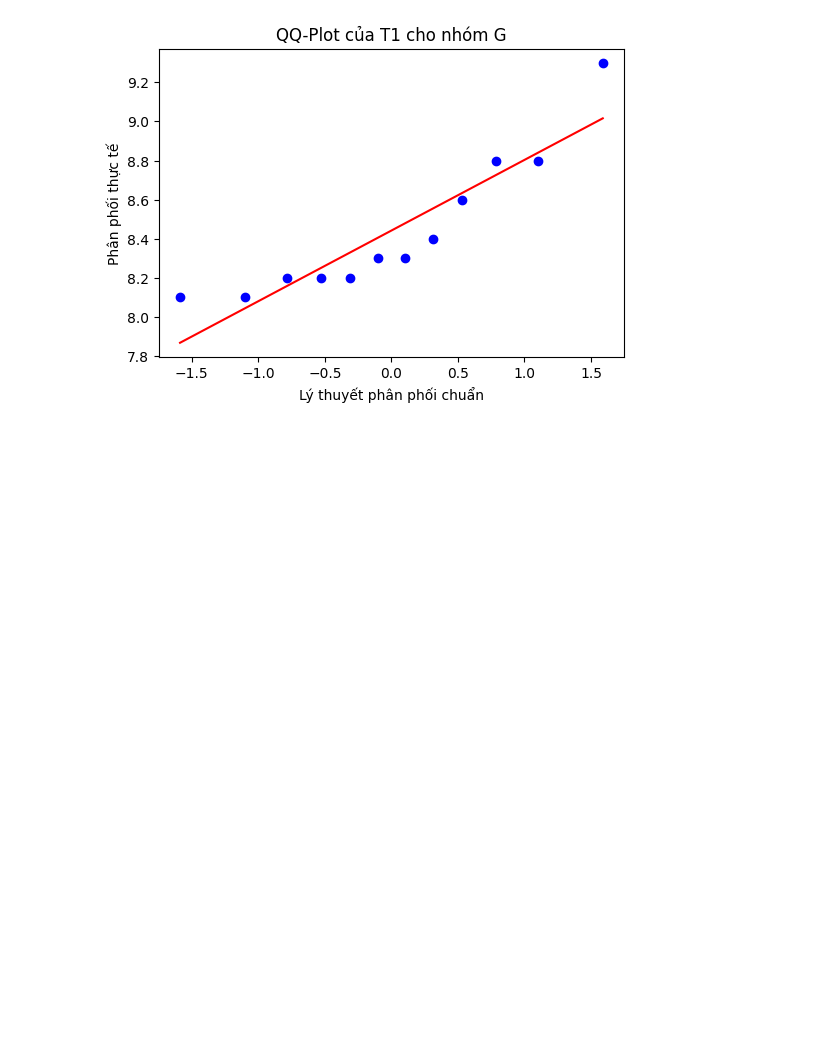
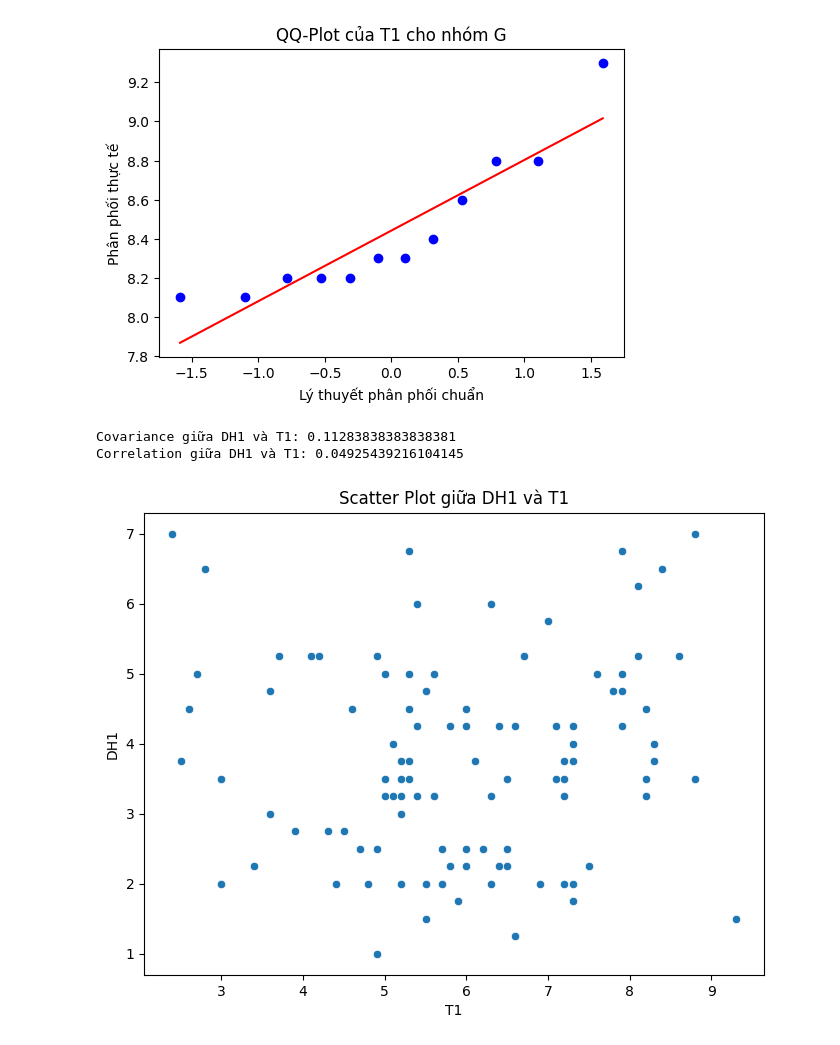
Before and after one commit to Thinh065/Thinh065-PhanTichDuLieunHocSau, a Jupyter notebook: lap2.ipynb, the cells around one changed output. Cells and saved outputs as stored; diff of their text form; code cells hidden in the pictures; blank space fills up the shorter version.

```diff
--- a/lap2.ipynb
+++ b/lap2.ipynb
@@ -792,3 +792,21 @@ for group in labels:
 [figure]
 [figure]
 [figure]
+# %%
+# Câu 3: Hãy khảo sát tương quan giữa biến DH1 theo biến T1
+
+# Tính covariance và correlation
+covariance = df['DH1'].cov(df['T1'])
+correlation = df['DH1'].corr(df['T1'])
+print("Covariance giữa DH1 và T1:", covariance)
+print("Correlation giữa DH1 và T1:", correlation)
+
+# Vẽ Scatter Plot
+plt.figure(figsize=(8, 6))
+sns.scatterplot(x='T1', y='DH1', data=df)
+plt.title("Scatter Plot giữa DH1 và T1")
+plt.show()
+# %% [output]
+Covariance giữa DH1 và T1: 0.11283838383838381
+Correlation giữa DH1 và T1: 0.04925439216104145
+[figure, added]
```
Also changed, not shown: parts of 2 cells of this notebook.
